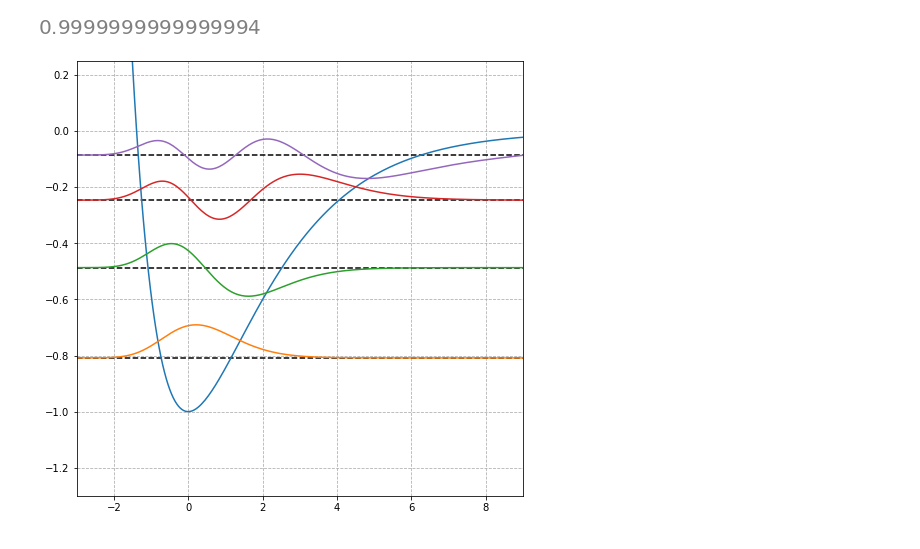
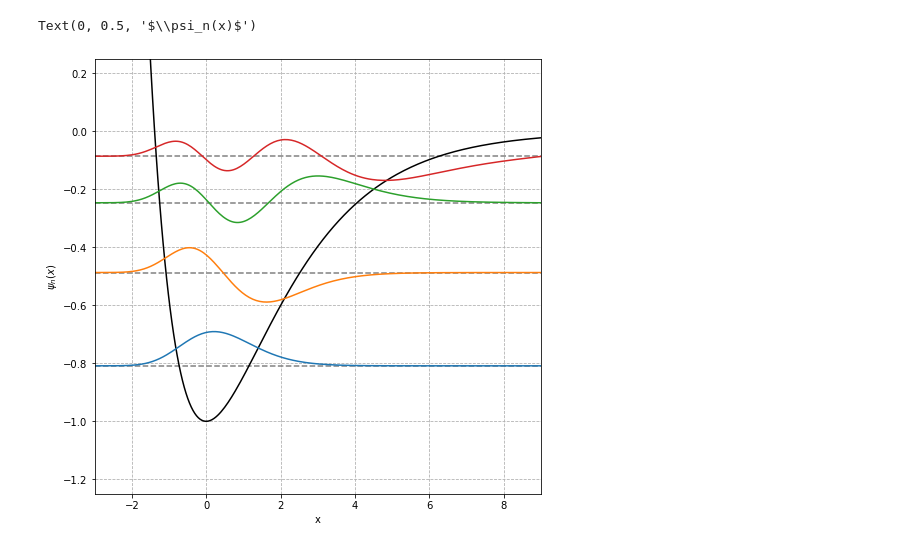
Before and after one commit to Boberfax/1D-SE-NMM, a Jupyter notebook: Morse.ipynb, the cells around one changed output. Cells and saved outputs as stored; diff of their text form; code cells hidden in the pictures.

Commit message:
Updated graphs in QHO and Morse

```diff
--- a/Morse.ipynb
+++ b/Morse.ipynb
@@ -92,14 +75 @@ eigvec=np.linalg.eigh(H)[1]
-# %%
-# warunek unormowania
-# =========================
-i=0
-sum=0
-while i<n:
-    sum=sum+(eigvec[i][0])**2 #chyba to????? (bo symetryczne)
-    # sum=sum+(eigvec[0][i])**2 #?????
-    i=i+1
-sum
-# Matrix(np.linalg.eig(H)[1][0])
-# %% [output]
-[figure, removed]
 # %%
@@ -107,37 +77,24 @@ sum
 Psi=eigvec.T
 # Matrix(Psi)
 # %%
-# graph
+# graph of Morse eigenstates
 fig,ax=plt.subplots(figsize=(8,8))
 plt.xlim(-3,9)
-plt.ylim(-1.3,0.25)
-plt.plot(Xi, vi)
+plt.ylim(-1.25,0.25)
+plt.plot(Xi,vi,color='black')
 i=0
-#for i in range(0,7):
-   #  plt.plot(Xi,Psi[i]+Epsilon[i])
 for i in range(0,4):
-    # plt.plot(Xi,Psi[i]/np.sqrt(s*np.sqrt(np.sqrt(s)))+eigval[i]/(s*s*alpha))
     if i == 0:
         plt.plot(Xi,-Psi[i]/np.sqrt(Lc)+eigval[i]/(s*s*alpha))
-        plt.hlines(eigval[i]/(s*s*alpha),A,B,color='black',ls='--')
     else:
         if (i % 4) == 3 or (i % 4) == 0:
             plt.plot(Xi,-Psi[i]/np.sqrt(Lc)+eigval[i]/(s*s*alpha))
-            plt.hlines(eigval[i]/(s*s*alpha),A,B,color='black',ls='--')
         else:
             plt.plot(Xi,Psi[i]/np.sqrt(Lc)+eigval[i]/(s*s*alpha))
-            plt.hlines(eigval[i]/(s*s*alpha),A,B,color='black',ls='--')
-
-    # plt.hlines(i+0.5,-2,2,color='blue')
-
+    plt.hlines(eigval[i]/(s*s*alpha),A,B,color='grey',ls='--')
 plt.grid(ls='--')
-
-
-
-
-# plt.plot(Xi,eigvec[0])
-    # plt.hlines(eigval[i],-2,2,color='red')
-    # plt.hlines(i+0.5,-2,2,color='blue')
-# plt.plot(np.linspace(-2,2,n),[x**2 for x in np.linspace(-2,2,n)])
+ax.set_xlabel('x')
+ax.set_ylabel('$\psi_n(x)$')
 # %% [output]
+Text(0, 0.5, '$\\psi_n(x)$')
-[figure, old version]
+[figure, new version]
```
Also changed, not shown: parts of 10 cells of this notebook, 1 other file.
